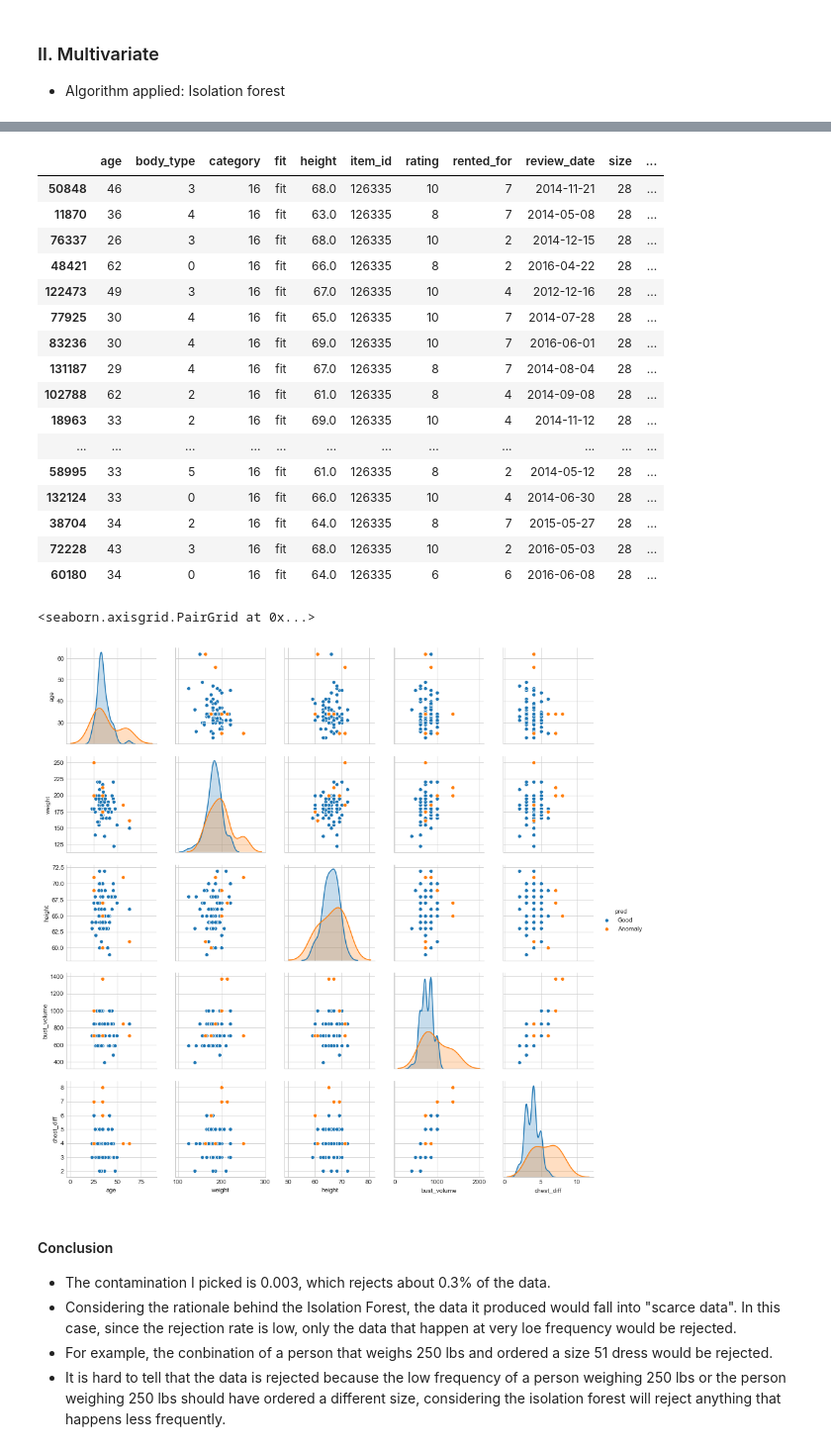
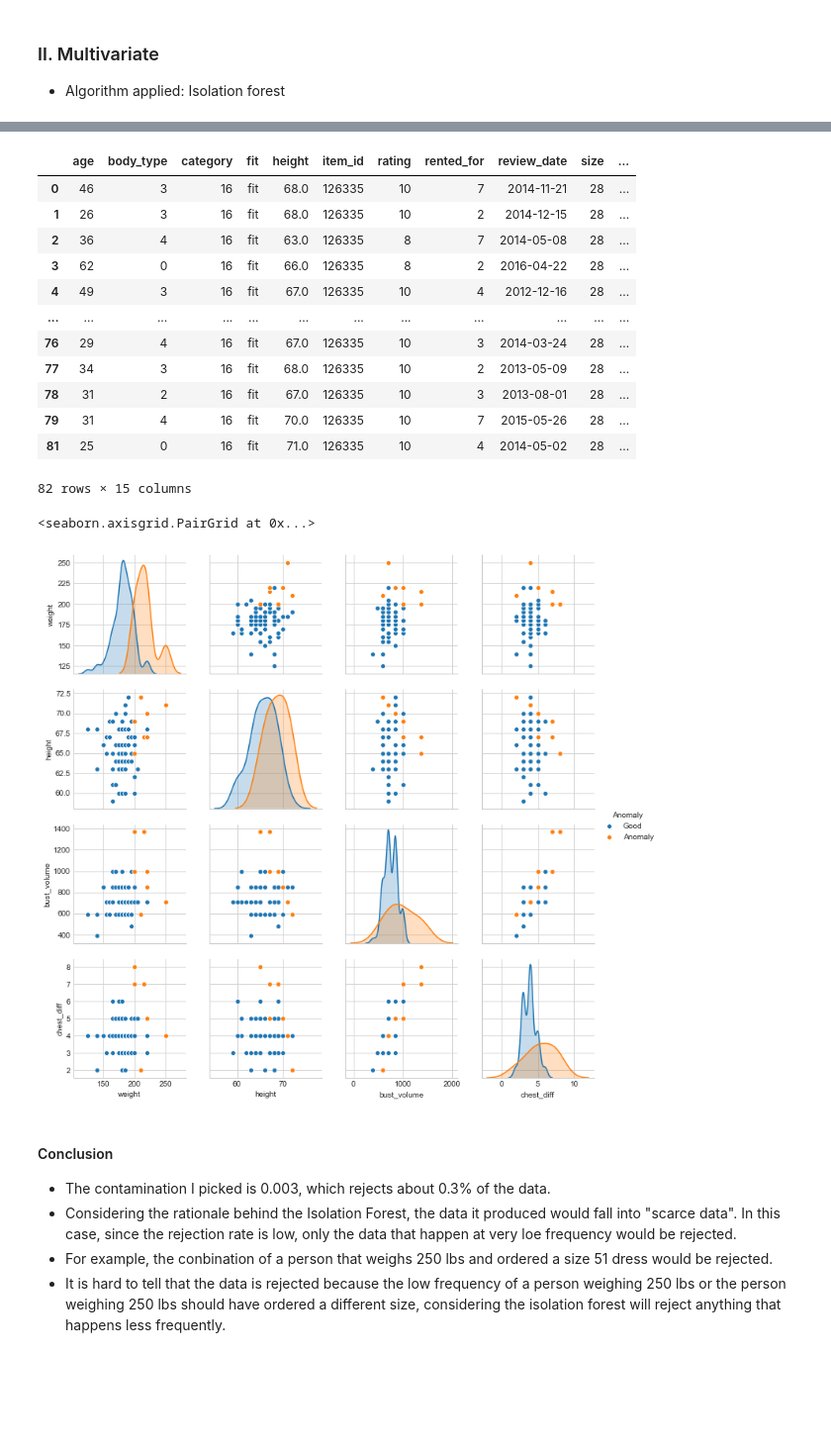
Before and after one commit to mdsvoren/eecs731-final-project, a Jupyter notebook: notebooks/Anomaly_Detection.ipynb, the cells around one changed output, grey strips where cells are left out. Shown at 99% size. Cells and saved outputs as stored; diff of their text form; code cells hidden in the pictures; blank space fills up the shorter version.

```diff
--- a/notebooks/Anomaly_Detection.ipynb
+++ b/notebooks/Anomaly_Detection.ipynb
@@ -352,3 +332,10 @@ max      184.000000
     - The first one could be catagorized as "fake data", which could tell by obsserving the dataset.This type of data is semantically meaningless. Data points such as age of 0 and age of 117 falls into this catagory.
     - The second one could be catagorized as "scarce data". They happen at a less frequency when compared to other data and is thus rejected by the algorithms. This type of data is less helpful when applying machine learning. Data points such as height of 78 inch and 54 inch would fall into this category.
 - It leaves up to the data interpreter to decide how they want to look at the data
+# %%
+old_size = len(reviews)
+reviews
+#static rule age to drop age less than 13 or greater than 80
+reviews = reviews.loc[reviews['age'].apply(lambda a :a > 12 and a <= 80)]
+number_removed = old_size - len(reviews)
+number_removed
@@ -354,0 +344,7 @@ max      184.000000
+# %%
+old_size = len(reviews)
+#static rule remove all products with less than 50 reviews
+itemCounts = reviews['item_id'].value_counts()
+reviews = reviews.loc[reviews['item_id'].apply(lambda p : itemCounts[p] >= 100)]
+number_removed = old_size - len(reviews)
+number_removed
@@ -449,5 +460,14 @@ data_pred.loc[data_pred["pred"] == -1]
 # %%
-X_cols = ['age', "weight", "size", 'height', 'bust_volume', 'chest_diff']
+X_cols = [ "weight", "size", 'height', 'bust_volume', 'chest_diff']
+
+item_id = 126335
+largest_item = reviews.loc[reviews['item_id'] == item_id]
+fit_data = largest_item.loc[largest_item['fit'] == 'fit']
+
+from sklearn.preprocessing import StandardScaler
+scaler = StandardScaler()
+fit_data[X_cols] = scaler.fit_transform(fit_data[X_cols])
+
 ilf = IsolationForest(n_estimators = 100,
                       max_samples = 256,
                       behaviour = "new",
@@ -455,14 +475,11 @@ ilf = IsolationForest(n_estimators = 100,
                       contamination = 0.05
 
     )
-item_id = 126335
-largest_item = reviews.loc[reviews['item_id'] == item_id]
-fit_data = largest_item.loc[largest_item['fit'] == 'fit']
-pred = ilf.fit_predict(fit_data[X_cols])
+fit_data['Anomaly'] = ilf.fit_predict(fit_data[X_cols])
 
-data_pred = fit_data
-data_pred["pred"] = pred
+reviews_tested = largest_item.loc[largest_item['fit'] == 'fit']
+reviews_tested['Anomaly'] = fit_data['Anomaly']
 
-size_28 = data_pred.loc[data_pred['size'] == 28]
-size_28.loc[size_28["pred"] == -1]
+size_28 = reviews_tested.loc[reviews_tested['size'] == 28].sort_values('weight').reset_index().drop(['index'], axis=1)
+size_28.head(30)
 # %% [output]
@@ -485,6 +506,6 @@ def convertAnomaly(s):
         return "Good"
     return "Anomaly"
 
-size_28['pred'] = size_28.pred.apply(convertAnomaly)
+size_28['Anomaly'] = size_28.Anomaly.apply(convertAnomaly)
 size_28.head()
 # %% [output]
@@ -501,30 +518,26 @@ See the caveats in the documentation: http://pandas.pydata.org/pandas-docs/stabl
 # %%
-size_28.sort_values(['weight']).head(20)
+size_28.sort_values(['weight'])
 # %% [output]
 |  | age | body_type | category | fit | height | item_id | rating | rented_for | review_date | size | ... |
-| 50848 | 46 | 3 | 16 | fit | 68.0 | 126335 | 10 | 7 | 2014-11-21 | 28 | ... |
-| 11870 | 36 | 4 | 16 | fit | 63.0 | 126335 | 8 | 7 | 2014-05-08 | 28 | ... |
-| 76337 | 26 | 3 | 16 | fit | 68.0 | 126335 | 10 | 2 | 2014-12-15 | 28 | ... |
-| 48421 | 62 | 0 | 16 | fit | 66.0 | 126335 | 8 | 2 | 2016-04-22 | 28 | ... |
-| 122473 | 49 | 3 | 16 | fit | 67.0 | 126335 | 10 | 4 | 2012-12-16 | 28 | ... |
-| 77925 | 30 | 4 | 16 | fit | 65.0 | 126335 | 10 | 7 | 2014-07-28 | 28 | ... |
-| 83236 | 30 | 4 | 16 | fit | 69.0 | 126335 | 10 | 7 | 2016-06-01 | 28 | ... |
-| 131187 | 29 | 4 | 16 | fit | 67.0 | 126335 | 8 | 7 | 2014-08-04 | 28 | ... |
-| 102788 | 62 | 2 | 16 | fit | 61.0 | 126335 | 8 | 4 | 2014-09-08 | 28 | ... |
-| 18963 | 33 | 2 | 16 | fit | 69.0 | 126335 | 10 | 4 | 2014-11-12 | 28 | ... |
+| 0 | 46 | 3 | 16 | fit | 68.0 | 126335 | 10 | 7 | 2014-11-21 | 28 | ... |
+| 1 | 26 | 3 | 16 | fit | 68.0 | 126335 | 10 | 2 | 2014-12-15 | 28 | ... |
+| 2 | 36 | 4 | 16 | fit | 63.0 | 126335 | 8 | 7 | 2014-05-08 | 28 | ... |
+| 3 | 62 | 0 | 16 | fit | 66.0 | 126335 | 8 | 2 | 2016-04-22 | 28 | ... |
+| 4 | 49 | 3 | 16 | fit | 67.0 | 126335 | 10 | 4 | 2012-12-16 | 28 | ... |
 | ... | ... | ... | ... | ... | ... | ... | ... | ... | ... | ... | ... |
-| 58995 | 33 | 5 | 16 | fit | 61.0 | 126335 | 8 | 2 | 2014-05-12 | 28 | ... |
-| 132124 | 33 | 0 | 16 | fit | 66.0 | 126335 | 10 | 4 | 2014-06-30 | 28 | ... |
-| 38704 | 34 | 2 | 16 | fit | 64.0 | 126335 | 8 | 7 | 2015-05-27 | 28 | ... |
-| 72228 | 43 | 3 | 16 | fit | 68.0 | 126335 | 10 | 2 | 2016-05-03 | 28 | ... |
-| 60180 | 34 | 0 | 16 | fit | 64.0 | 126335 | 6 | 6 | 2016-06-08 | 28 | ... |
+| 76 | 29 | 4 | 16 | fit | 67.0 | 126335 | 10 | 3 | 2014-03-24 | 28 | ... |
+| 77 | 34 | 3 | 16 | fit | 68.0 | 126335 | 10 | 2 | 2013-05-09 | 28 | ... |
+| 78 | 31 | 2 | 16 | fit | 67.0 | 126335 | 10 | 3 | 2013-08-01 | 28 | ... |
+| 79 | 31 | 4 | 16 | fit | 70.0 | 126335 | 10 | 7 | 2015-05-26 | 28 | ... |
+| 81 | 25 | 0 | 16 | fit | 71.0 | 126335 | 10 | 4 | 2014-05-02 | 28 | ... |
+82 rows × 15 columns
 # %%
 X_cols.remove('size')
 # %%
-sns.pairplot(size_28, hue='pred', vars=X_cols)
+sns.pairplot(size_28, hue='Anomaly', vars=X_cols)
 # %% [output]
 <seaborn.axisgrid.PairGrid at 0x...>
-[figure, old version]
+[figure, new version]
 # %%
 # from sklearn import preprocessing
 # le_category = preprocessing.LabelEncoder()
```
Also changed, not shown: parts of 35 cells of this notebook, 3 other files.
